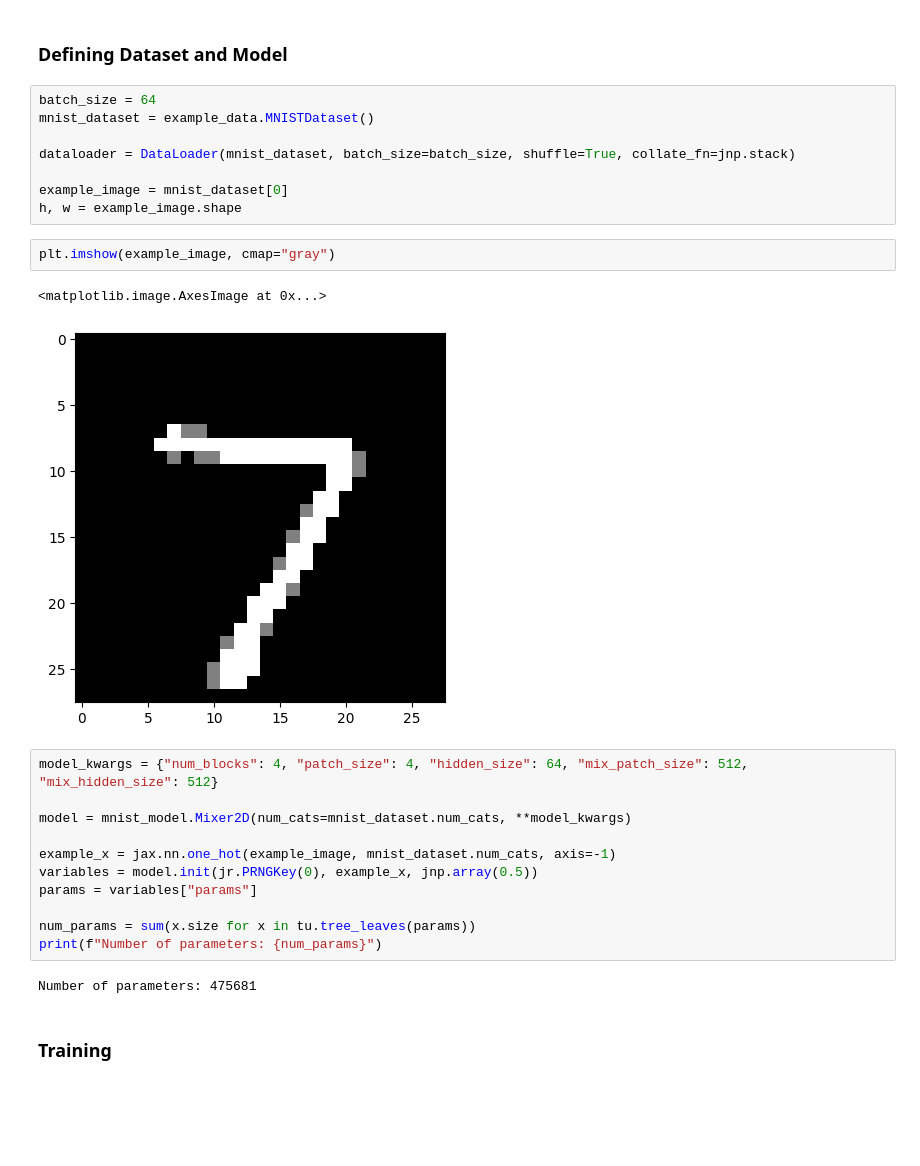
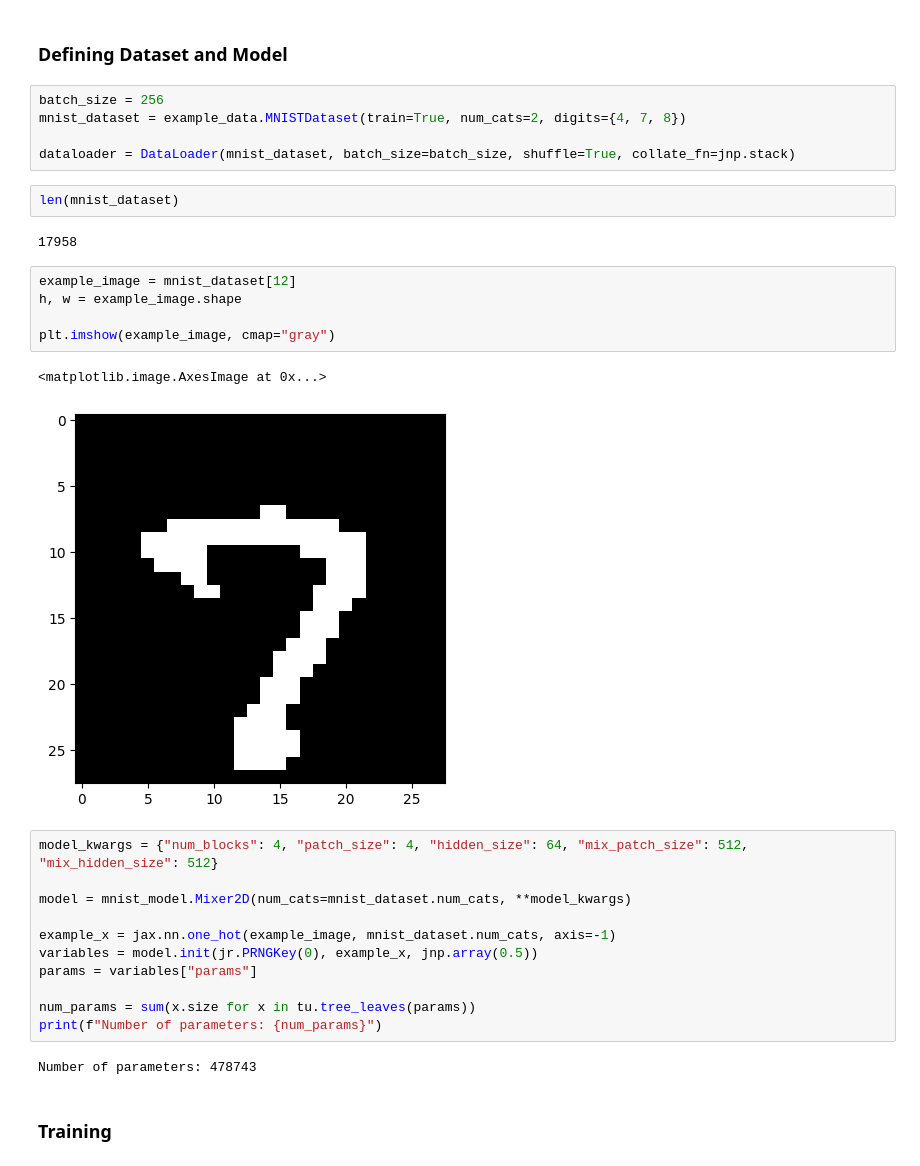
Before and after one commit to ElisR/DirichletFlowMatching, a Jupyter notebook: examples/DFM_MNIST_Training.ipynb, the cells around one changed output. Drawn from its saved outputs; the diff is of its cells as text; blank space fills up the shorter version.

Commit message:
feat: :sparkles: Add MNIST example notebook

```diff
--- a/examples/DFM_MNIST_Training.ipynb
+++ b/examples/DFM_MNIST_Training.ipynb
@@ -25,18 +28,22 @@ import dfm.mnist_model as mnist_model
 # %% [markdown]
 ### Defining Dataset and Model
 # %%
-batch_size = 64
-mnist_dataset = example_data.MNISTDataset()
+batch_size = 256
+mnist_dataset = example_data.MNISTDataset(train=True, num_cats=2, digits={4, 7, 8})
 
 dataloader = DataLoader(mnist_dataset, batch_size=batch_size, shuffle=True, collate_fn=jnp.stack)
-
-example_image = mnist_dataset[0]
-h, w = example_image.shape
+# %%
+len(mnist_dataset)
+# %% [output]
+17958
 # %%
+example_image = mnist_dataset[12]
+h, w = example_image.shape
+
 plt.imshow(example_image, cmap="gray")
 # %% [output]
 <matplotlib.image.AxesImage at 0x...>
-[figure, old version]
+[figure, new version]
 # %%
 model_kwargs = {"num_blocks": 4, "patch_size": 4, "hidden_size": 64, "mix_patch_size": 512, "mix_hidden_size": 512}
 
@@ -49,7 +56,7 @@ params = variables["params"]
 num_params = sum(x.size for x in tu.tree_leaves(params))
 print(f"Number of parameters: {num_params}")
 # %% [output]
-Number of parameters: 475681
+Number of parameters: 478743
 # %% [markdown]
 ### Training
 # %%
```
Also changed, not shown: parts of 8 cells of this notebook, 3 other files.
